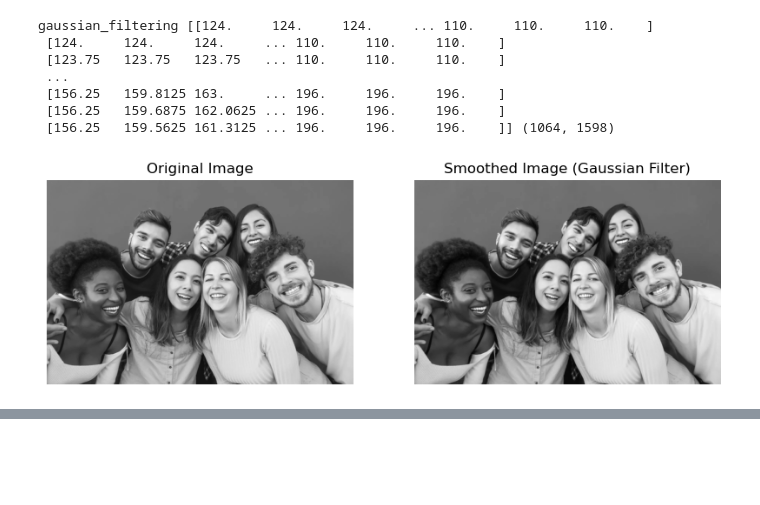
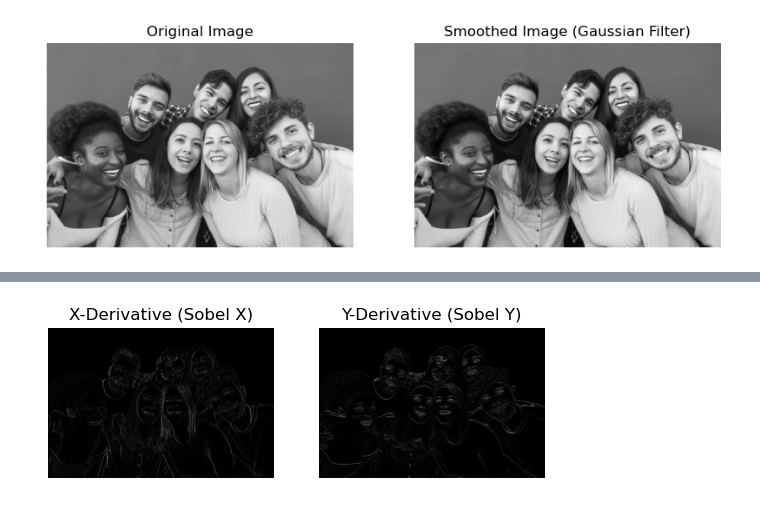
Before and after one commit to TAM360/computer-vision, a Jupyter notebook: assignment-1/canny-edge-detection.ipynb, the cells around one changed output, grey strips where cells are left out. Saved outputs shown, nothing was run; the diff lists cells and outputs as text; code cells hidden in the pictures; blank space fills up the shorter version.

Commit message:
feat: Add condition for handling sobel operator in filtering_2d for x and y derivatives.

```diff
--- a/assignment-1/canny-edge-detection.ipynb
+++ b/assignment-1/canny-edge-detection.ipynb
@@ -5,7 +5,7 @@ import matplotlib.pyplot as plt
 import cv2
 
 
-def filtering_2d(image, kernel):
+def filtering_2d(image, kernel, sobel=False):
     image_height, image_width = image.shape
     kernel_height, kernel_width = kernel.shape
 
@@ -20,7 +20,8 @@ def filtering_2d(image, kernel):
     for i in range(output_height):
         for j in range(output_width):
             # Element-wise multiplication and sum
-            output[i, j] = np.sum(image[i:i+kernel_height, j:j+kernel_width] * kernel)
+            total_sum = np.sum(image[i:i+kernel_height, j:j+kernel_width] * kernel)
+            output[i, j] = total_sum if sobel == False else abs(total_sum)
 
     return output
 
@@ -78,11 +79,68 @@ plt.axis('off')
 
 plt.show()
 # %% [output]
-gaussian_filtering [[124.     124.     124.     ... 110.     110.     110.    ]
- [124.     124.     124.     ... 110.     110.     110.    ]
- [123.75   123.75   123.75   ... 110.     110.     110.    ]
- ...
- [156.25   159.8125 163.     ... 196.     196.     196.    ]
- [156.25   159.6875 162.0625 ... 196.     196.     196.    ]
- [156.25   159.5625 161.3125 ... 196.     196.     196.    ]] (1064, 1598)
 [figure]
+# %%
+# step 2: Get X, and Y Derivatives using Sobel operator
+
+kernel_y = np.array([
+  [-1, -2, -1],
+  [0, 0, 0],
+  [1, 2, 1]
+])
+
+kernel_x = np.array([
+  [-1, 0, 1],
+  [-2, 0, 2],
+  [-1, 0, 1]
+])
+
+gradient_x = filtering_2d(img_matrix, kernel_x, True)
+gradient_y = filtering_2d(img_matrix, kernel_y, True)
+
+print("gradient_x", gradient_x)
+print("gradient_y", gradient_y)
+
+# X-derivative
+plt.subplot(1, 2, 1)
+plt.imshow(gradient_x, cmap='gray')
+plt.title('X-Derivative (Sobel X)')
+plt.axis('off')
+
+# Y-derivative
+plt.subplot(1, 2, 2)
+plt.imshow(gradient_y, cmap='gray')
+plt.title('Y-Derivative (Sobel Y)')
+plt.axis('off')
+
+plt.show()
+
+# # Apply Gaussian smoothing
+# smoothed_image = cv2.GaussianBlur(img_matrix, (3, 3), 0)
+
+# # Compute the x and y derivatives using Sobel filters
+# gradient_x = cv2.Sobel(smoothed_image, cv2.CV_64F, 1, 0, ksize=3)
+# gradient_y = cv2.Sobel(smoothed_image, cv2.CV_64F, 0, 1, ksize=3)
+
+# # Convert gradients to 8-bit images for displaying
+# gradient_x = cv2.convertScaleAbs(gradient_x)
+# gradient_y = cv2.convertScaleAbs(gradient_y)
+
+# # Plot the original, smoothed, x-derivative, and y-derivative images
+# plt.figure(figsize=(15, 5))
+
+
+# # X-derivative
+# plt.subplot(1, 2, 1)
+# plt.imshow(gradient_x, cmap='gray')
+# plt.title('X-Derivative (Sobel X)')
+# plt.axis('off')
+
+# # Y-derivative
+# plt.subplot(1, 2, 2)
+# plt.imshow(gradient_y, cmap='gray')
+# plt.title('Y-Derivative (Sobel Y)')
+# plt.axis('off')
+
+# plt.show()
+# %% [output]
@@ -88,0 +161 @@ gaussian_filtering [[124.     124.     124.     ... 110.     110.     110.    ]
+[figure, added]
```
Also changed, not shown: parts of 1 cell of this notebook.
